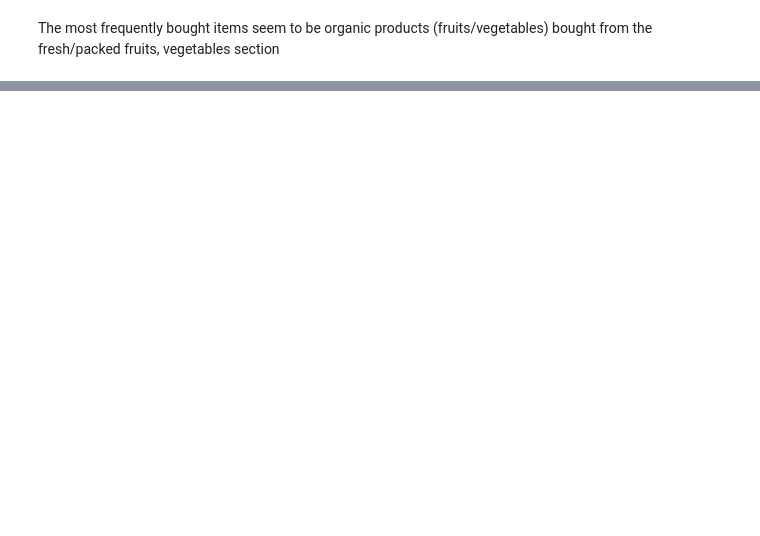
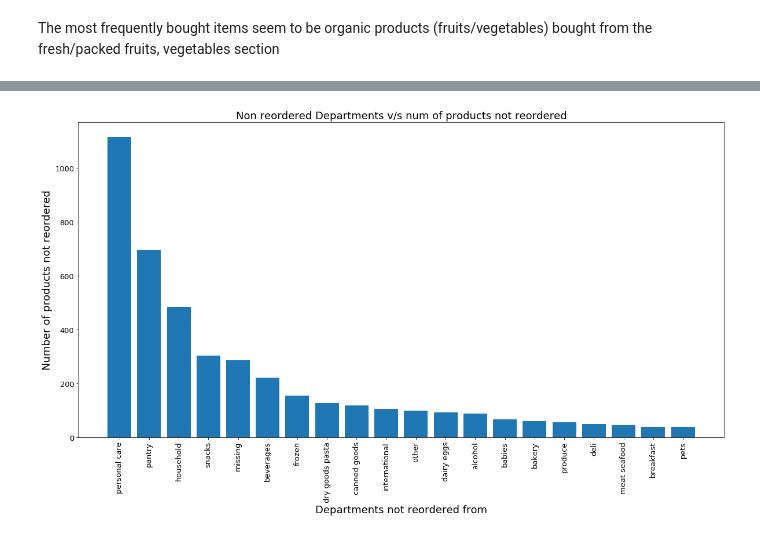
Before and after one commit to nroshni/instacart-market-basket-analysis, a Jupyter notebook: instacart-data-analysis.ipynb, the cells around one changed output, grey strips where cells are left out. Cells and saved outputs as stored; diff of their text form; code cells hidden in the pictures; blank space fills up the shorter version.

Commit message:
Find products that were never reordered

```diff
--- a/instacart-data-analysis.ipynb
+++ b/instacart-data-analysis.ipynb
@@ -451,0 +503,12 @@ plt.show()
+# %%
+# Items that have been ordered multiple times but never reordered by any user
+product_group = order_prod_prior_df.groupby('product_name')
+
+ordered_multiple = product_group['reordered'].count()>1
+ordered_multiple = ordered_multiple.reset_index().rename(columns={'reordered': 'ordered_multiple'})
+
+reordered = product_group['reordered'].sum().reset_index()
+is_reordered = reordered['reordered'] == 0
+
+never_reordered = reordered[ordered_multiple['ordered_multiple'] & is_reordered]
+never_reordered
@@ -451,0 +529,41 @@ plt.show()
+# %%
+# Check the aisles and departments of these products
+never_reordered_metadata = pd.merge(never_reordered,
+                                    pd.merge(pd.merge(products_df, aisles_df,
+                                                      how='left', on='aisle_id'),
+                                            departments_df,
+                                            how='left',
+                                            on='department_id'),
+                                    how='left',
+                                    on='product_name')
+
+uncommon_aisles = never_reordered_metadata['aisle'].value_counts().reset_index().rename(columns={'index': 'aisle',
+                                                                                                 'aisle': 'frequency'})
+
+# plt.figure(figsize=(20,10))
+# plt.bar(uncommon_aisles['aisle'],
+#         uncommon_aisles['frequency'],
+#         tick_label=uncommon_aisles['aisle'])
+# plt.xlabel('Aisles not reordered from', fontsize=18)
+# plt.ylabel('Number of products not reordered', fontsize=18)
+# plt.xticks(fontsize=13, rotation='vertical')
+# plt.yticks(fontsize=13)
+# plt.title('Non reordered aisles v/s num of products not reordered', fontsize=18)
+# plt.show()
+
+
+uncommon_dept = never_reordered_metadata['department'].value_counts().reset_index().rename(columns={'index': 'department',
+                                                                                                 'department': 'frequency'})
+
+plt.figure(figsize=(20,10))
+plt.bar(uncommon_dept['department'],
+        uncommon_dept['frequency'],
+        tick_label=uncommon_dept['department'])
+plt.xlabel('Departments not reordered from', fontsize=18)
+plt.ylabel('Number of products not reordered', fontsize=18)
+plt.xticks(fontsize=13, rotation='vertical')
+plt.yticks(fontsize=13)
+plt.title('Non reordered Departments v/s num of products not reordered', fontsize=18)
+plt.show()
+# %% [output]
+[figure, added]
```
Also changed, not shown: parts of 9 cells of this notebook.
